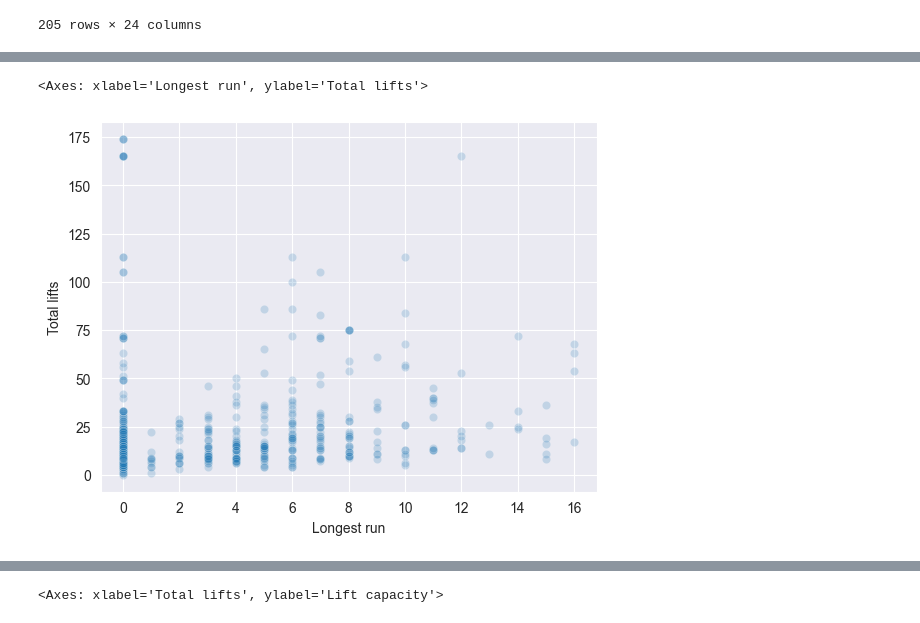
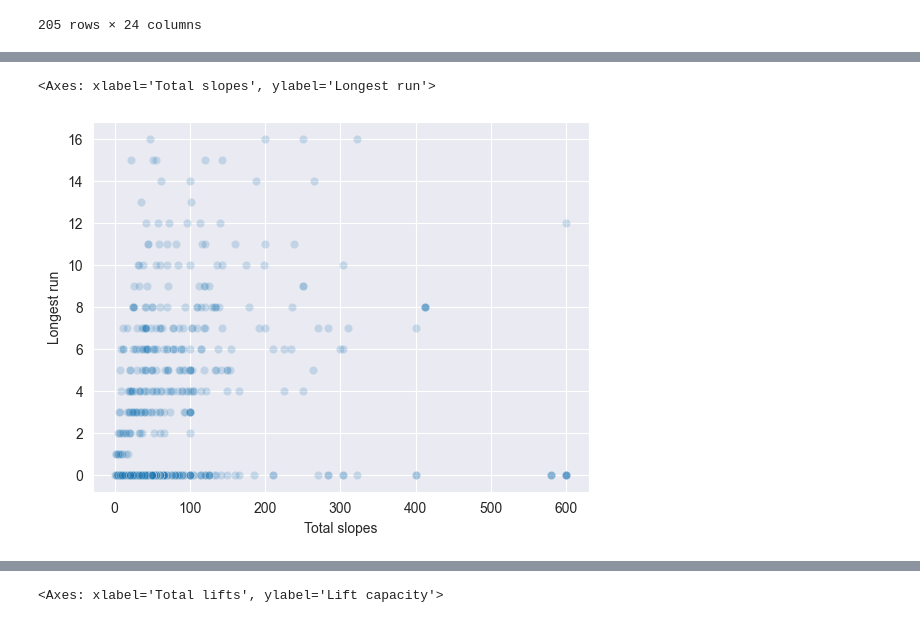
Before and after one commit to chernobylx/SkiMLProject, a Jupyter notebook: ski.ipynb, the cells around one changed output, grey strips where cells are left out. Cells and saved outputs as stored; diff of their text form; code cells hidden in the pictures.

```diff
--- a/ski.ipynb
+++ b/ski.ipynb
@@ -119,5 +205,5 @@ array([[<Axes: title={'center': 'Longest run'}>]], dtype=object)
 # %%
-sns.scatterplot(resorts, x = 'Longest run', y = 'Total lifts', alpha = .2)
+sns.scatterplot(resorts, y = 'Longest run', x = 'Total slopes', alpha = .2)
 # %% [output]
-<Axes: xlabel='Longest run', ylabel='Total lifts'>
+<Axes: xlabel='Total slopes', ylabel='Longest run'>
-[figure, old version]
+[figure, new version]
```
Also changed, not shown: parts of 99 cells of this notebook, 1 other file.
